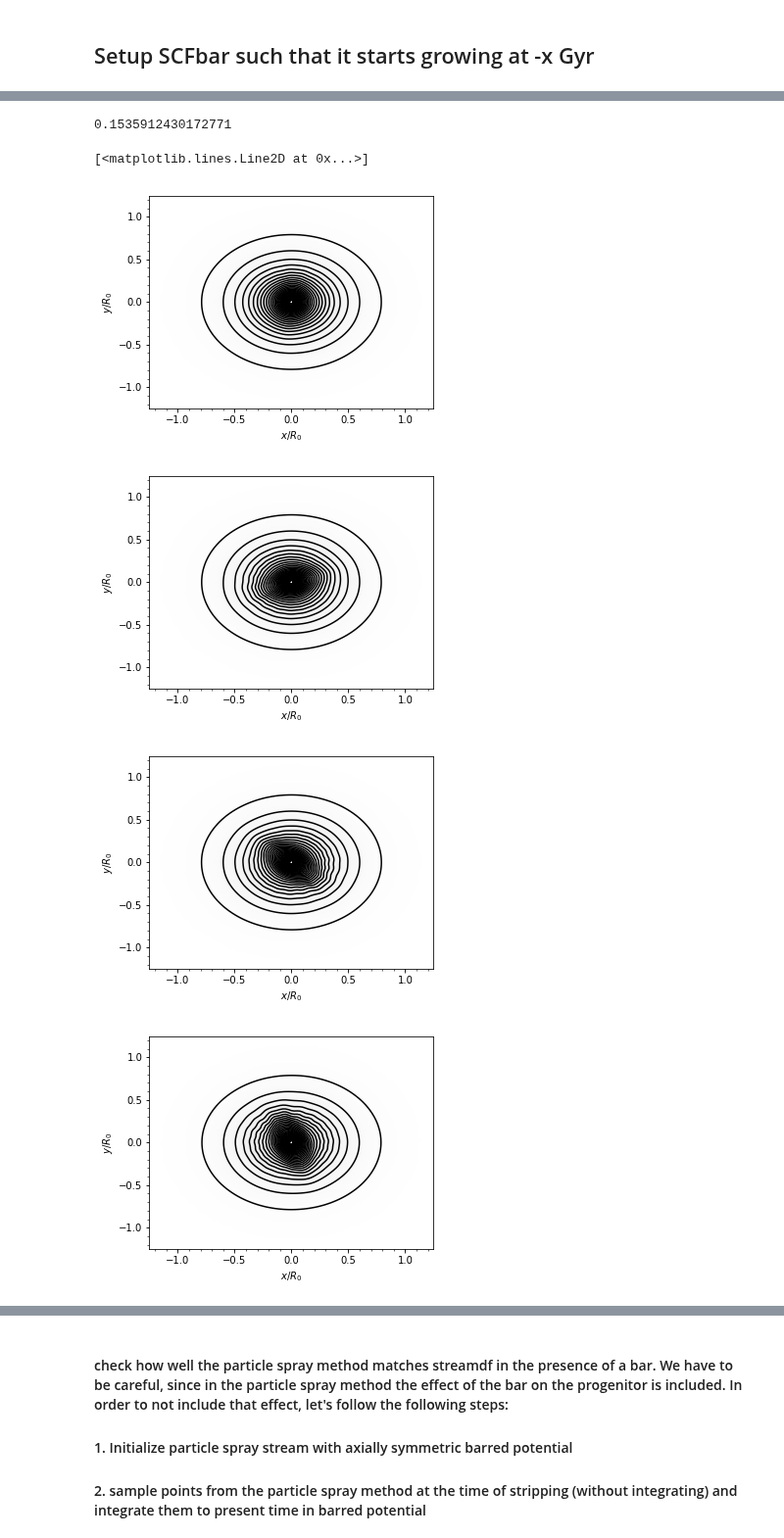
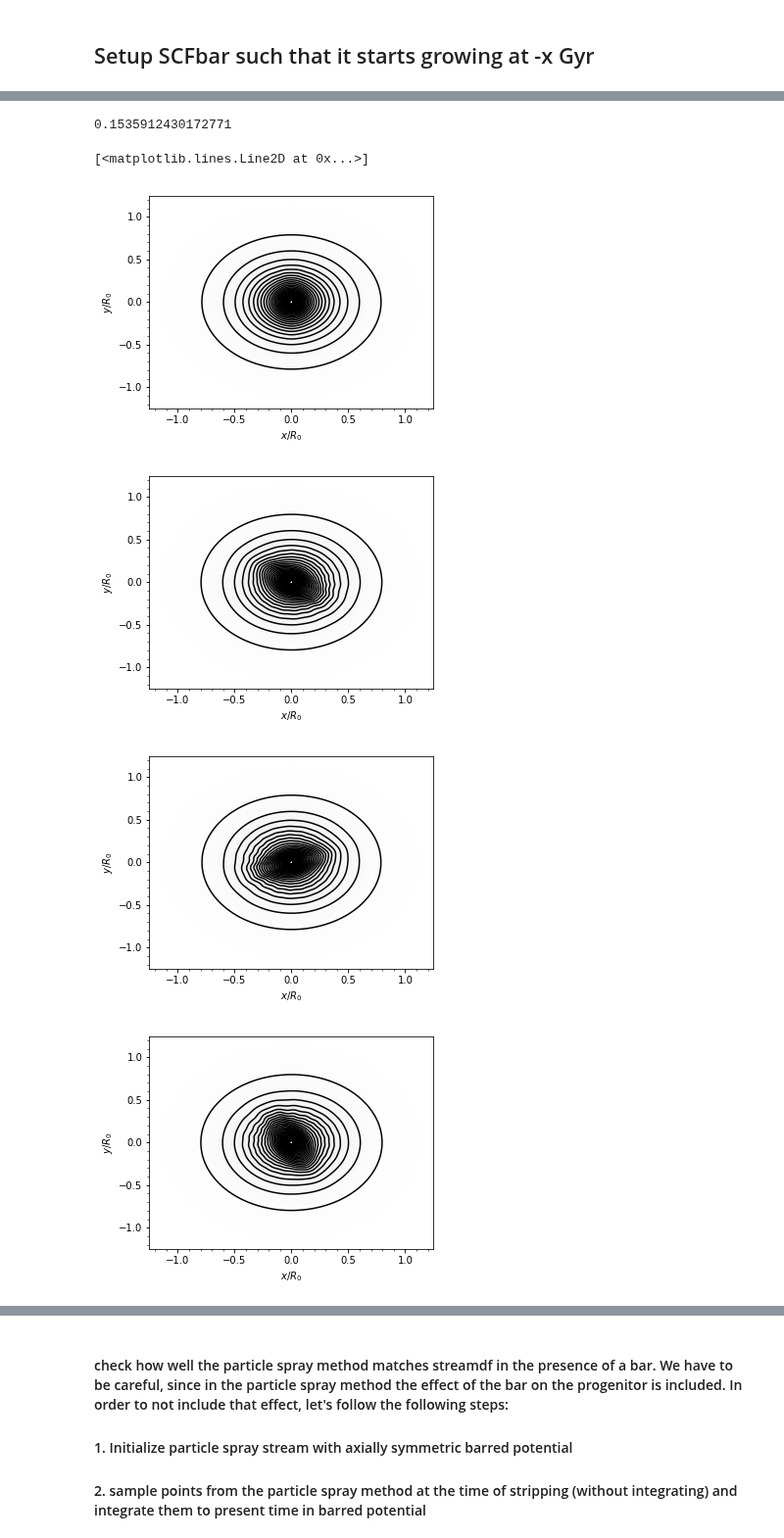
Before and after one commit to nbanik/Baryonic-effects-on-Pal5, a Jupyter notebook: particle_spray_Effect of bar on Pal5 .ipynb, the cells around one changed output, grey strips where cells are left out. Shown at 98% size. Saved outputs shown, nothing was run; the diff lists cells and outputs as text; code cells hidden in the pictures.

```diff
--- a/particle_spray_Effect of bar on Pal5 .ipynb
+++ b/particle_spray_Effect of bar on Pal5 .ipynb
@@ -222,7 +212,7 @@ class mySCFPotential(SCFPotential):
         dR = 1e-8
         return (self._zforce(R,z,phi,t) - self._zforce(R+dR,z,phi,t))/dR
 
-def Particle_Spray_MWPotentialSCFbar(mbar,Acos,Asin,rs=1.,normalize=False,pat_speed=40.,fin_phi_deg=27.,t_on=-2.,tgrow=2):
+def Particle_Spray_MWPotentialSCFbar(mbar,Acos,Asin,rs=1.,normalize=False,pat_speed=40.,fin_phi_deg=27.,t_on=-2.,tgrow=2,tstream=5.):
 
     '''
     t_stream_age : age of the stream/max stripping time
@@ -234,12 +224,16 @@ def Particle_Spray_MWPotentialSCFbar(mbar,Acos,Asin,rs=1.,normalize=False,pat_sp
     #setup the full strength bar and axisymmetric "bar"
     a=rs/ro
     omegaP=pat_speed*(ro/vo)
-    print (omegaP)
 
     fin_phi= np.radians(fin_phi_deg)
 
-    init_phi= fin_phi - omegaP*np.abs(t_on)/bovy_conversion.time_in_Gyr(vo,ro)
-    print (init_phi, fin_phi)
+    Tbar=2.*np.pi/omegaP #bar period in galpy units.
+    t_on=t_on/bovy_conversion.time_in_Gyr(vo,ro)
+    print (t_on)
+    tsteady=tgrow*Tbar
+    tform = t_on - tsteady #- because past is negative
+    print (tform)
+
 
     mrat=mbar/10.**10. #10^10 mass of bar used to compute Acos and Asin
 
@@ -248,7 +242,7 @@ def Particle_Spray_MWPotentialSCFbar(mbar,Acos,Asin,rs=1.,normalize=False,pat_sp
     #Note only m=0 terms are considered
     static_axi_bar=mySCFPotential(amp=mrat,Acos=np.atleast_3d(Acos[:,:,0]),a=a)
 
-    barrot=potential.SolidBodyRotationWrapperPotential(pot=static_bar,omega=omegaP,ro=ro,vo=vo,pa=init_phi)
+    barrot=potential.SolidBodyRotationWrapperPotential(pot=static_bar,omega=omegaP,ro=ro,vo=vo,pa=fin_phi)
 
     if mbar <= 5.*10**9. :
         MWP2014SCFbar=[MWPotential2014[0],MiyamotoNagaiPotential(amp=(6.8-mrat)*10.**10*u.Msun,a=3./8.,b=0.28/8.),MWPotential2014[2],barrot]
@@ -269,20 +263,24 @@ def Particle_Spray_MWPotentialSCFbar(mbar,Acos,Asin,rs=1.,normalize=False,pat_sp
     #convert to galpy units
     #t_stream_age=np.abs(t_stream_age)/bovy_conversion.time_in_Gyr(vo,ro)
 
-    Tbar=2.*np.pi/omegaP #bar period in galpy units.
-    t_on=t_on/bovy_conversion.time_in_Gyr(vo,ro)
-    tsteady=tgrow*Tbar
-    tform = t_on - tsteady #- because past is negative
-    print (tform)
+    #if t_on >= t_pal5_age, then Pal 5 sees the bar as always on
+    if np.abs(t_on)*bovy_conversion.time_in_Gyr(vo,ro) >= tstream :
+        print ("blah")
+        return (MWP2014SCFbar,MWP2014SCFnobar)
 
-    MWbar_grow=DehnenWrap(amp=1.,pot=MWP2014SCFbar,tform=tform,tsteady=tsteady)
-    MWaxibar_destroy=DehnenWrap(amp=-1.,pot=MWP2014SCFnobar,tform=tform,tsteady=tsteady)
+    elif np.abs(tform)*bovy_conversion.time_in_Gyr(vo,ro) >= tstream:
+        print ("tform > age of Pal 5 stream")
 
-    growbarpot=[MWbar_grow,MWP2014SCFnobar,MWaxibar_destroy]
+    elif np.abs(tform)*bovy_conversion.time_in_Gyr(vo,ro) < tstream :
 
-    turn_physical_off(growbarpot)
+        MWbar_grow=DehnenWrap(amp=1.,pot=MWP2014SCFbar,tform=tform,tsteady=tsteady)
+        MWaxibar_destroy=DehnenWrap(amp=-1.,pot=MWP2014SCFnobar,tform=tform,tsteady=tsteady)
 
-    return (growbarpot,MWP2014SCFnobar)
+        growbarpot=[MWbar_grow,MWP2014SCFnobar,MWaxibar_destroy]
+
+        turn_physical_off(growbarpot)
+
+        return (growbarpot,MWP2014SCFnobar)
 # %%
 Ac,As=SCFbar_util.compute_Acos_Asin()
 # %%
@@ -303,23 +300,26 @@ SCFbar,SCFnobar=SCFbar_util.MWPotentialSCFbar(mbar=Mbar,Acos=Ac,Asin=As,pat_spee
 # %%
 omegaP=40.*(ro/vo)
 Tbar=(2.*np.pi/omegaP)*bovy_conversion.time_in_Gyr(vo,ro)
 
 print (Tbar)
 
 
 #plot the bar's density contours
 plotDensities(barpot,t=-2.2*units.Gyr,rmin=-10.*u.kpc,rmax=10.*u.kpc,zmax=10.*u.kpc,zmin=-10.*u.kpc,phi=0.,nrs=101,nzs=101,ncontours=80,xy=True)
-plotDensities(barpot,t=-2.15*units.Gyr,rmin=-10.*u.kpc,rmax=10.*u.kpc,zmax=10.*u.kpc,zmin=-10.*u.kpc,phi=0.,nrs=101,nzs=101,ncontours=80,xy=True)
-plotDensities(barpot,t=-2.10*units.Gyr,rmin=-10.*u.kpc,rmax=10.*u.kpc,zmax=10.*u.kpc,zmin=-10.*u.kpc,phi=0.,nrs=101,nzs=101,ncontours=80,xy=True)
+plotDensities(barpot,t=-2.1*units.Gyr,rmin=-10.*u.kpc,rmax=10.*u.kpc,zmax=10.*u.kpc,zmin=-10.*u.kpc,phi=0.,nrs=101,nzs=101,ncontours=80,xy=True)
+plotDensities(barpot,t=-2.0*units.Gyr,rmin=-10.*u.kpc,rmax=10.*u.kpc,zmax=10.*u.kpc,zmin=-10.*u.kpc,phi=0.,nrs=101,nzs=101,ncontours=80,xy=True)
 plotDensities(barpot,t=-0.25*Tbar*units.Gyr,rmin=-10.*u.kpc,rmax=10.*u.kpc,zmax=10.*u.kpc,zmin=-10.*u.kpc,phi=0.,nrs=101,nzs=101,ncontours=80,xy=True)
 plotDensities(barpot,t=0.*units.Gyr,rmin=-10.*u.kpc,rmax=10.*u.kpc,zmax=10.*u.kpc,zmin=-10.*u.kpc,phi=0.,nrs=101,nzs=101,ncontours=80,xy=True)
 plot([0.,2.*np.cos(np.radians(27))],[0.,2.*np.sin(np.radians(27))])
+
+#plotDensities(SCFbar,t=5.*units.Gyr,rmin=-10.*u.kpc,rmax=10.*u.kpc,zmax=10.*u.kpc,zmin=-10.*u.kpc,phi=0.,nrs=101,nzs=101,ncontours=80,xy=True)
+#plot([0.,2.*np.cos(np.radians(27))],[0.,2.*np.sin(np.radians(27))])
 # %% [output]
 0.1535912430172771
 [<matplotlib.lines.Line2D at 0x...>]
 [figure]
-[figure, old version]
+[figure, new version]
-[figure, old version]
+[figure, new version]
 [figure]
 [figure]
 # %% [markdown]
```
Also changed, not shown: parts of 16 cells of this notebook.
